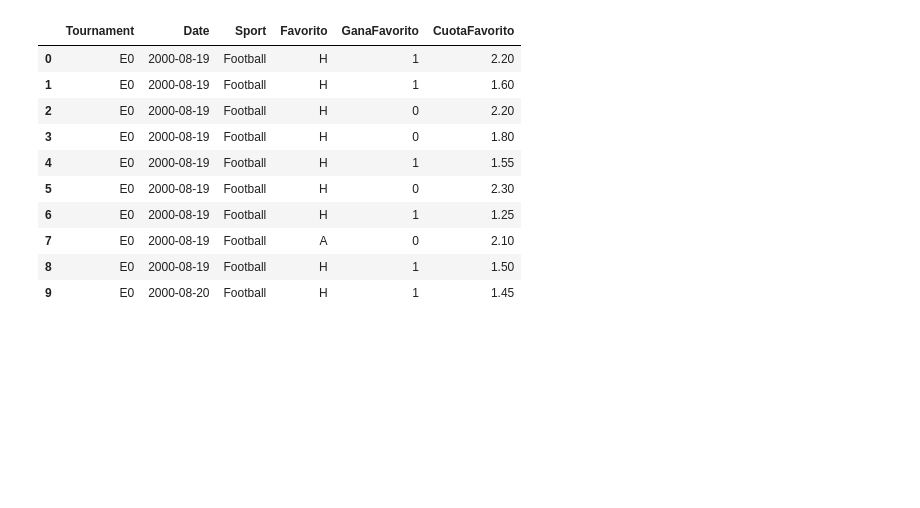
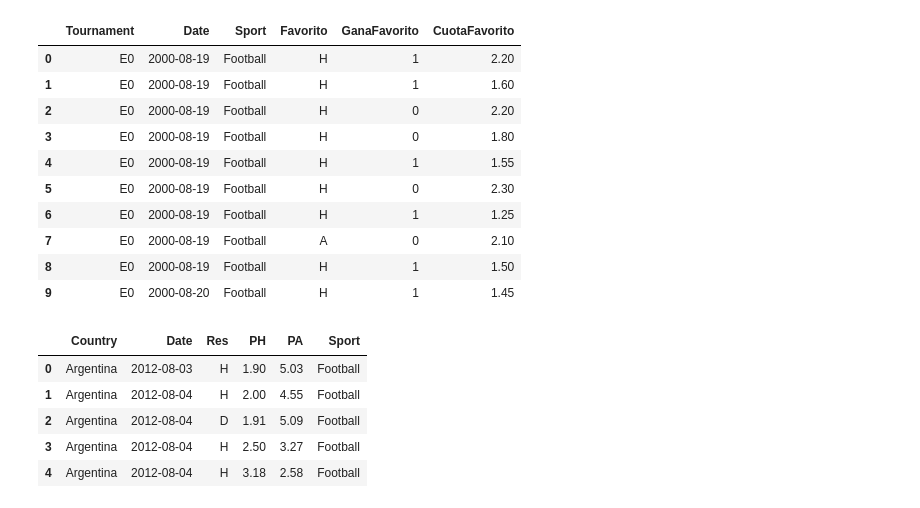
Before and after one commit to franciscojdiezc/TFM, a Jupyter notebook: 1. Procesado de datos.ipynb, the cells around one changed output. Saved outputs shown, nothing was run; the diff lists cells and outputs as text; code cells hidden in the pictures; blank space fills up the shorter version.

```diff
--- a/1. Procesado de datos.ipynb
+++ b/1. Procesado de datos.ipynb
@@ -363,0 +373,14 @@ UNIR LOS TRES
+# %%
+#Football Others
+
+footballothers = footballothers[['Country','Date','Res','PH','PA']]
+footballothers['Sport'] = 'Football'
+# %%
+footballothers.head()
+# %% [output]
+|  | Country | Date | Res | PH | PA | Sport |
+| 0 | Argentina | 2012-08-03 | H | 1.90 | 5.03 | Football |
+| 1 | Argentina | 2012-08-04 | H | 2.00 | 4.55 | Football |
+| 2 | Argentina | 2012-08-04 | D | 1.91 | 5.09 | Football |
+| 3 | Argentina | 2012-08-04 | H | 2.50 | 3.27 | Football |
+| 4 | Argentina | 2012-08-04 | H | 3.18 | 2.58 | Football |
```
Also changed, not shown: parts of 17 cells of this notebook, 1 other file.
